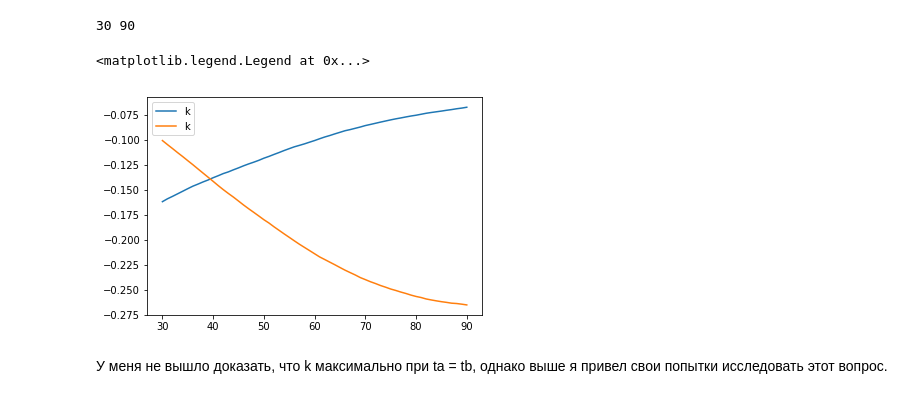
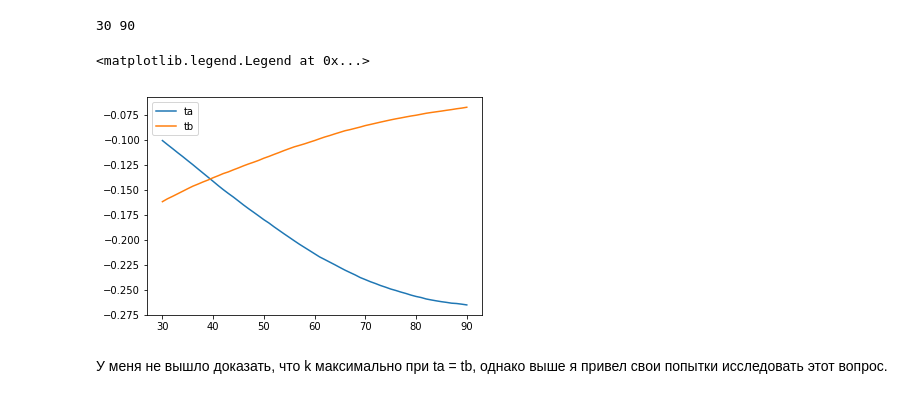
Before and after one commit to le-zenith/gazpromneft, a Jupyter notebook: task.ipynb, the cells around one changed output. Cells and saved outputs as stored; diff of their text form; code cells hidden in the pictures.

```diff
--- a/task.ipynb
+++ b/task.ipynb
@@ -527,13 +526,13 @@ ta_max_greedy, tb_max_greedy, ta_df, tb_df = tatb_optimize_greedy(S, T)
 print(ta_max_greedy, tb_max_greedy)
 # %% [output]
 30 90
-# %%
-ax1 = tb_df['k'].plot()
-ax2 = ta_df['k'].plot()
-plt.legend()
-# %% [output]
-<matplotlib.legend.Legend at 0x...>
-[figure, removed]
+# %%
+plt.plot(ta_df['k'], label = 'ta')
+plt.plot(tb_df['k'], label = 'tb')
+plt.legend()
+# %% [output]
+<matplotlib.legend.Legend at 0x...>
+[figure, added]
 # %% [markdown]
 У меня не вышло доказать, что k максимально при ta = tb, однако выше я привел свои попытки исследовать этот вопрос.
 # %% [markdown]
```
Also changed, not shown: parts of 54 cells of this notebook.
